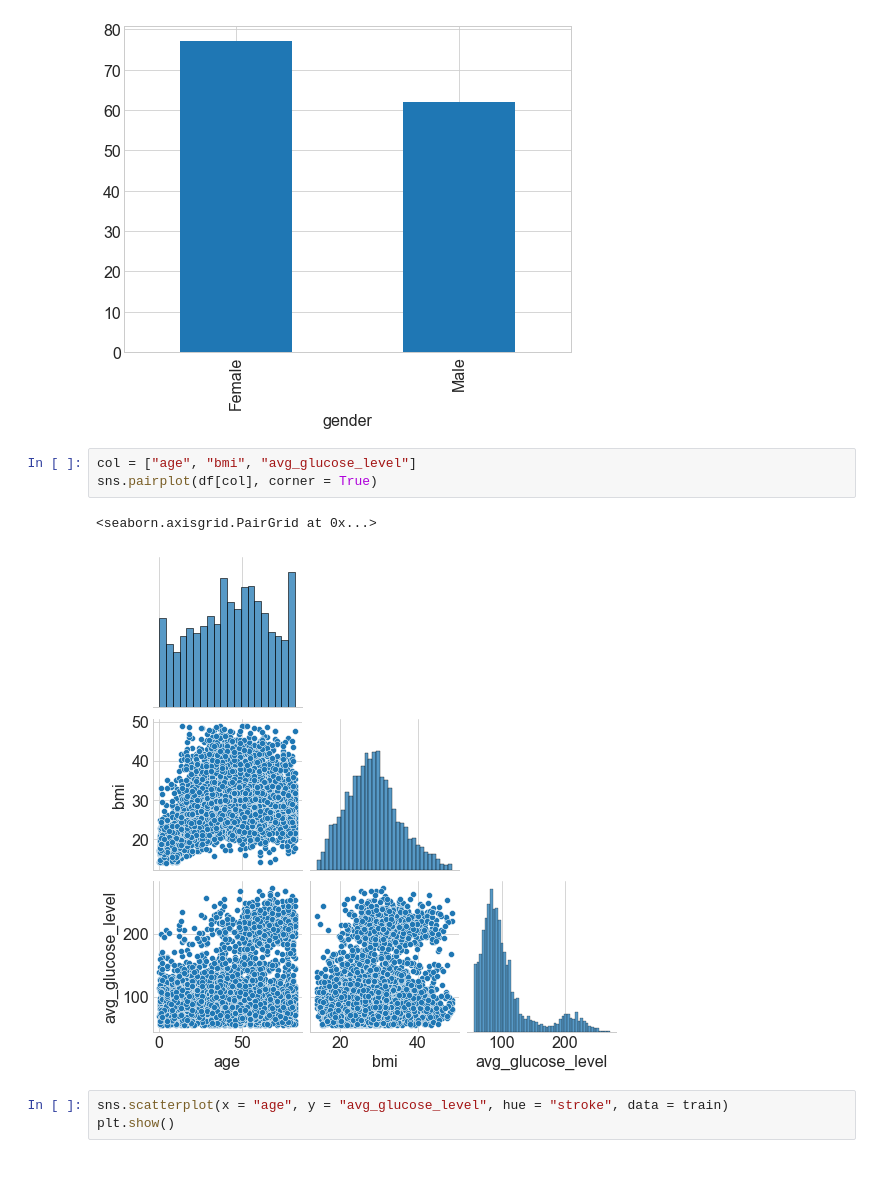
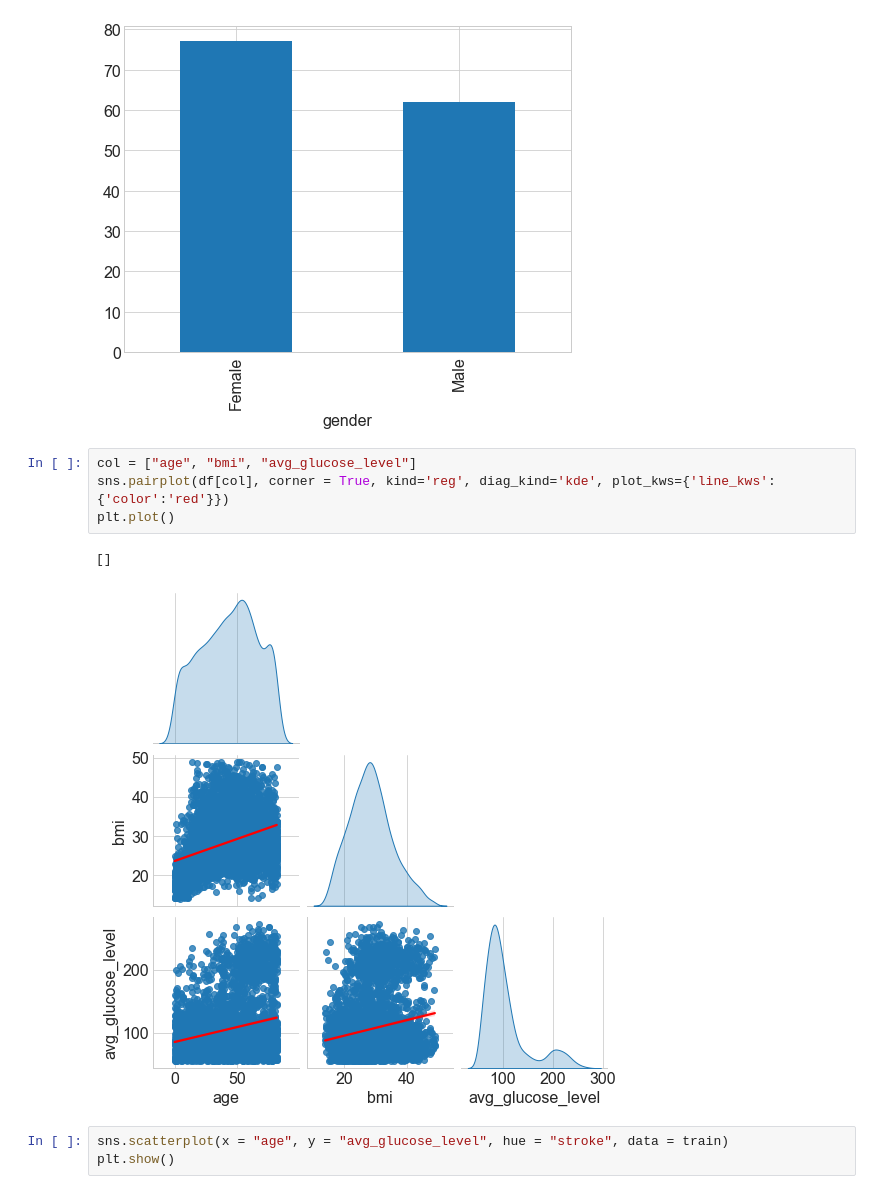
Before and after one commit to rajeshlamichhane04/Brain-Stroke-prediction, a Jupyter notebook: stroke_workbook.ipynb, the cells around one changed output. Cells and saved outputs as stored; diff of their text form.

```diff
--- a/stroke_workbook.ipynb
+++ b/stroke_workbook.ipynb
@@ -135,10 +135,11 @@ train.groupby("gender").sum().stroke.plot.bar()
 [figure]
 # %%
 col = ["age", "bmi", "avg_glucose_level"]
-sns.pairplot(df[col], corner = True)
+sns.pairplot(df[col], corner = True, kind='reg', diag_kind='kde', plot_kws={'line_kws':{'color':'red'}})
+plt.plot()
 # %% [output]
-<seaborn.axisgrid.PairGrid at 0x...>
+[]
-[figure, old version]
+[figure, new version]
 # %%
 sns.scatterplot(x = "age", y = "avg_glucose_level", hue = "stroke", data = train)
 plt.show()
```
Also changed, not shown: parts of 4 cells of this notebook.
